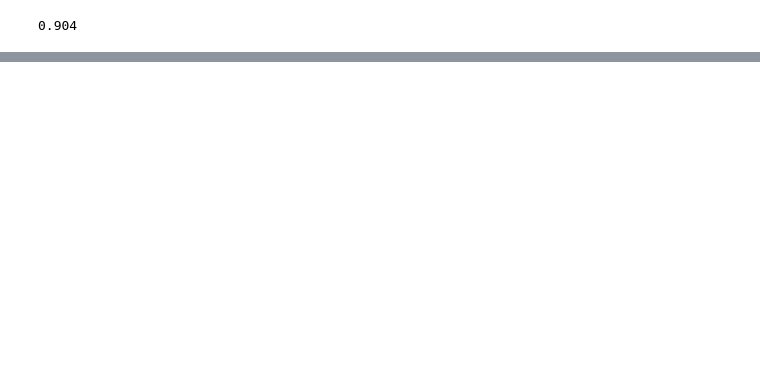
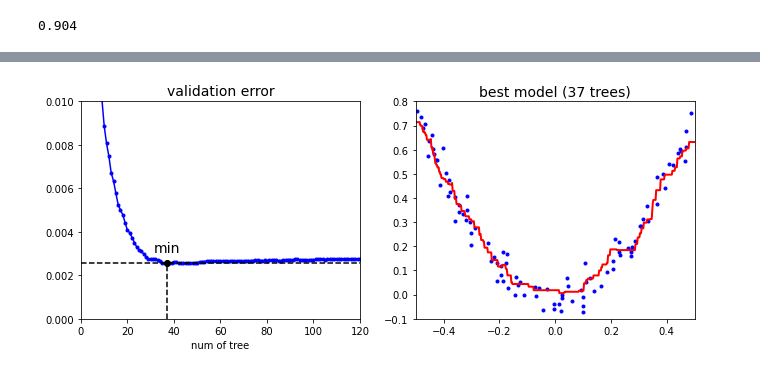
Before and after one commit to sunminky/tensorflow, a Jupyter notebook: Chapter7/Untitled.ipynb, the cells around one changed output, grey strips where cells are left out. Drawn from its saved outputs; the diff is of its cells as text; code cells hidden in the pictures; blank space fills up the shorter version.

```diff
--- a/Chapter7/Untitled.ipynb
+++ b/Chapter7/Untitled.ipynb
@@ -118,0 +317,18 @@ array([[0.39893617, 0.60106383],
+# %%
+#그래디언트 부스팅의 과적합을 조기종료로 막기
+import numpy as np
+from sklearn.model_selection import train_test_split
+from sklearn.metrics import mean_squared_error
+
+X_train, X_val, Y_train, Y_val = train_test_split(X, Y)
+
+gbrt = GradientBoostingRegressor(max_depth=2, n_estimators=150)
+gbrt.fit(X_train, Y_train)
+
+#staged_predict 메소드는 훈련의 각 단계에서 앙상블에 의해 만들어진 예측기를 순회하는 반복자 반환
+errors = [mean_squared_error(Y_val, Y_pred) for Y_pred in gbrt.staged_predict(X_val)]
+best_n_estimators = np.argmin(errors) #에러가 가장작은 인덱스 반환
+
+#무작위 25% 샘플로 훈련, 확률적 그래디언트 부스팅, 편향 높아지고 분산 낮아짐, 훈련속도 빠름
+gbrt_best = GradientBoostingRegressor(max_depth=2, n_estimators=best_n_estimators, subsample=0.25)
+gbrt_best.fit(X_train, Y_train)
@@ -118,0 +343,22 @@ array([[0.39893617, 0.60106383],
+# %%
+min_error = np.min(errors)
+
+plt.figure(figsize=(11, 4))
+
+plt.subplot(121)
+plt.plot(errors, "b.-")
+plt.plot([best_n_estimators, best_n_estimators], [0, min_error], "k--")
+plt.plot([0, 120], [min_error, min_error], "k--")
+plt.plot(best_n_estimators, min_error, "ko")
+plt.text(best_n_estimators, min_error*1.2, "min", ha="center", fontsize=14)
+plt.axis([0, 120, 0, 0.01])
+plt.xlabel("num of tree")
+plt.title("validation error", fontsize=14)
+
+plt.subplot(122)
+plot_predictions([gbrt_best], X, Y, axes=[-0.5, 0.5, -0.1, 0.8])
+plt.title("best model (%d trees)" % best_n_estimators, fontsize=14)
+
+plt.show()
+# %% [output]
+[figure, added]
```
Also changed, not shown: parts of 18 cells of this notebook.
